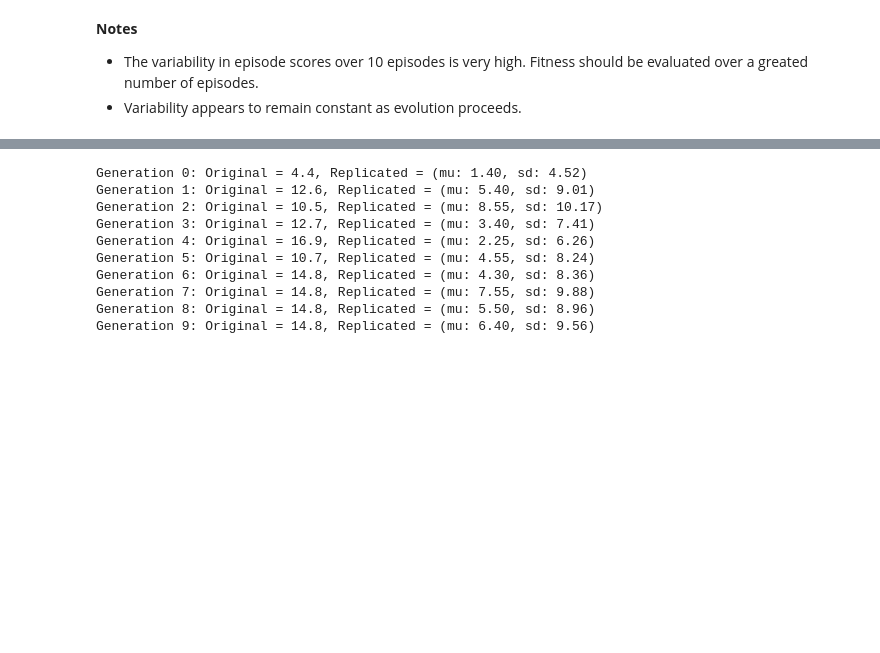
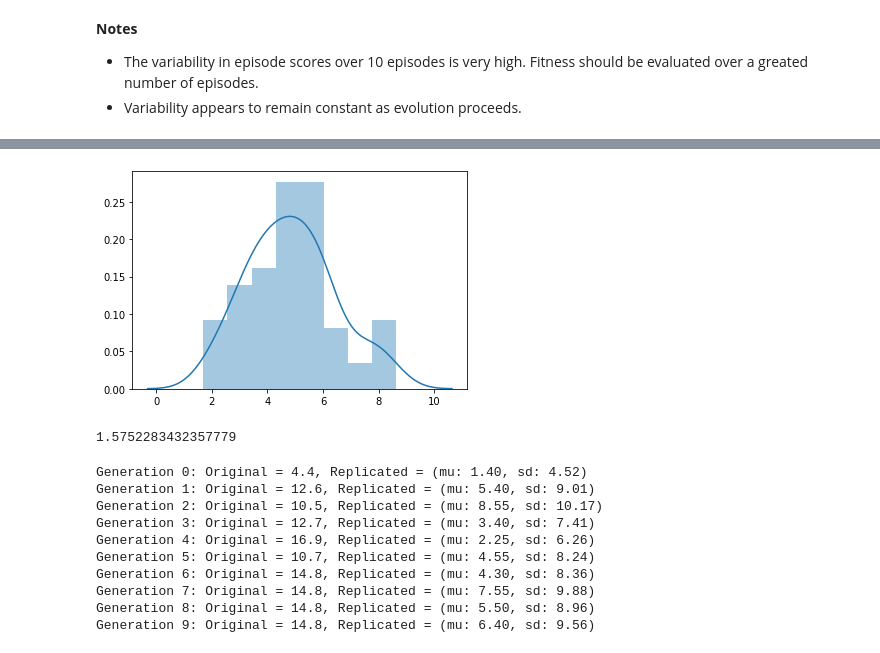
Before and after one commit to adamtupper/pyneat, a Jupyter notebook: notebooks/pong_analysis.ipynb, the cells around one changed output, grey strips where cells are left out. Drawn from its saved outputs; the diff is of its cells as text; code cells hidden in the pictures; blank space fills up the shorter version.

```diff
--- a/notebooks/pong_analysis.ipynb
+++ b/notebooks/pong_analysis.ipynb
@@ -303,3 +326,17 @@ np.std(means_20)
+# %%
+best = pickle.load(open(BASE_DIR + 'run_1/' + 'solution.pickle', 'rb'))
+means_30 = []
+for i in range(100):
+    means_30.append(evaluate_genome(best, n_episodes=30)[0])
+# %%
+sns.distplot(means_30)
+plt.show()
+# %% [output]
+[figure, added]
+# %%
+np.std(means_30)
+# %% [output]
+1.5752283432357779
 # %%
 # How much does increasing the number of episodes to 20 reduce the variability?
 replicated_means_20 = []
```
Also changed, not shown: parts of 14 cells of this notebook, 1 other file.
